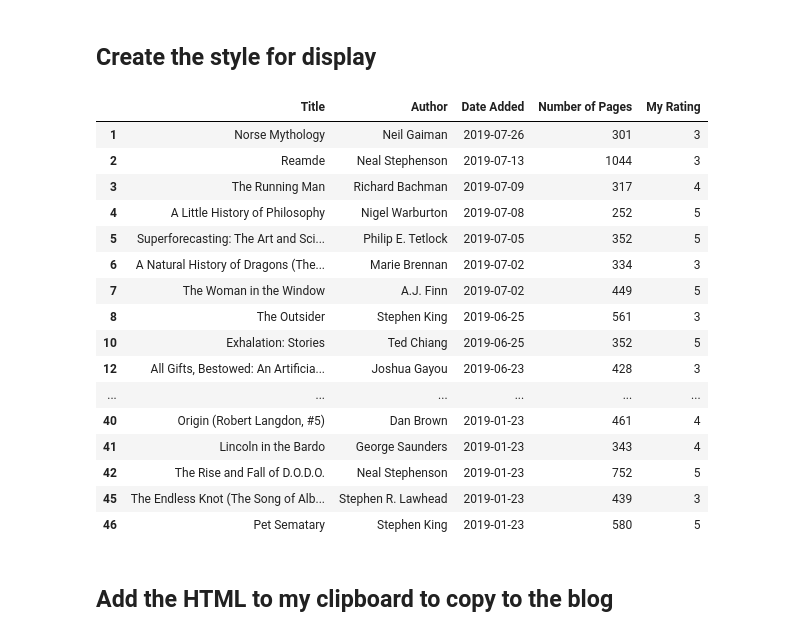
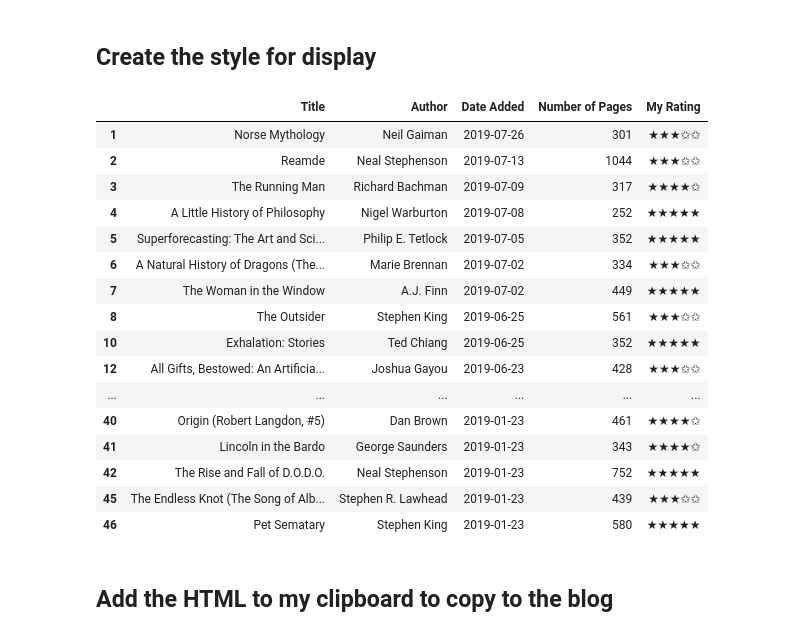
Before and after one commit to BDannowitz/polymath-progression-blog, a Jupyter notebook: book-tracking/book-tracking-2019-07.ipynb, the cells around one changed output. Drawn from its saved outputs; the diff is of its cells as text; code cells hidden in the pictures.

Commit message:
really, committing the stars change now

```diff
--- a/book-tracking/book-tracking-2019-07.ipynb
+++ b/book-tracking/book-tracking-2019-07.ipynb
@@ -67,4 +67,7 @@ export_df
 ## Everyone loves star ratings
 # %%
 def ratings_to_stars(rating):
-    return ()
+    return ("★" * rating +
+            "✩" * (5-rating))
+# %%
+export_df['My Rating'] = export_df['My Rating'].apply(ratings_to_stars)
@@ -83,50 +95,49 @@ th_props = [
   ('background-color', '#f7f7f9'),
   ]
 
 # Set CSS properties for td elements in dataframe
 td_props = [
   ('font-size', '12px'),
   ('padding', '0.75em 0.75em'),
   ('max-width', "250px")
   ]
 
 # Set table styles
 styles = [
   dict(selector="tr:hover", props=hover_props),
   dict(selector="th", props=th_props),
   dict(selector="td", props=td_props)
   ]
 
 style_df = (
     export_df
     #.set_index('Title', drop=True)
     .style
     .set_table_styles(styles)
-    .background_gradient(cmap="YlGnBu_r", subset=['My Rating'], low=0, high=0.2)
     .bar(subset=['Number of Pages'], color='#999')
     .format({"Date Added": lambda x: x.strftime(format="%Y-%m-%d")})
     .format({"Number of Pages": lambda x: int(x)})
 )
 
 style_df
 # %% [output]
 |  | Title | Author | Date Added | Number of Pages | My Rating |
-| 1 | Norse Mythology | Neil Gaiman | 2019-07-26 | 301 | 3 |
-| 2 | Reamde | Neal Stephenson | 2019-07-13 | 1044 | 3 |
-| 3 | The Running Man | Richard Bachman | 2019-07-09 | 317 | 4 |
-| 4 | A Little History of Philosophy | Nigel Warburton | 2019-07-08 | 252 | 5 |
-| 5 | Superforecasting: The Art and Sci... | Philip E. Tetlock | 2019-07-05 | 352 | 5 |
-| 6 | A Natural History of Dragons (The... | Marie Brennan | 2019-07-02 | 334 | 3 |
-| 7 | The Woman in the Window | A.J. Finn | 2019-07-02 | 449 | 5 |
-| 8 | The Outsider | Stephen King | 2019-06-25 | 561 | 3 |
-| 10 | Exhalation: Stories | Ted Chiang | 2019-06-25 | 352 | 5 |
-| 12 | All Gifts, Bestowed: An Artificia... | Joshua Gayou | 2019-06-23 | 428 | 3 |
+| 1 | Norse Mythology | Neil Gaiman | 2019-07-26 | 301 | ★★★✩✩ |
+| 2 | Reamde | Neal Stephenson | 2019-07-13 | 1044 | ★★★✩✩ |
+| 3 | The Running Man | Richard Bachman | 2019-07-09 | 317 | ★★★★✩ |
+| 4 | A Little History of Philosophy | Nigel Warburton | 2019-07-08 | 252 | ★★★★★ |
+| 5 | Superforecasting: The Art and Sci... | Philip E. Tetlock | 2019-07-05 | 352 | ★★★★★ |
+| 6 | A Natural History of Dragons (The... | Marie Brennan | 2019-07-02 | 334 | ★★★✩✩ |
+| 7 | The Woman in the Window | A.J. Finn | 2019-07-02 | 449 | ★★★★★ |
+| 8 | The Outsider | Stephen King | 2019-06-25 | 561 | ★★★✩✩ |
+| 10 | Exhalation: Stories | Ted Chiang | 2019-06-25 | 352 | ★★★★★ |
+| 12 | All Gifts, Bestowed: An Artificia... | Joshua Gayou | 2019-06-23 | 428 | ★★★✩✩ |
 | ... | ... | ... | ... | ... | ... |
-| 40 | Origin (Robert Langdon, #5) | Dan Brown | 2019-01-23 | 461 | 4 |
-| 41 | Lincoln in the Bardo | George Saunders | 2019-01-23 | 343 | 4 |
-| 42 | The Rise and Fall of D.O.D.O. | Neal Stephenson | 2019-01-23 | 752 | 5 |
-| 45 | The Endless Knot (The Song of Alb... | Stephen R. Lawhead | 2019-01-23 | 439 | 3 |
-| 46 | Pet Sematary | Stephen King | 2019-01-23 | 580 | 5 |
+| 40 | Origin (Robert Langdon, #5) | Dan Brown | 2019-01-23 | 461 | ★★★★✩ |
+| 41 | Lincoln in the Bardo | George Saunders | 2019-01-23 | 343 | ★★★★✩ |
+| 42 | The Rise and Fall of D.O.D.O. | Neal Stephenson | 2019-01-23 | 752 | ★★★★★ |
+| 45 | The Endless Knot (The Song of Alb... | Stephen R. Lawhead | 2019-01-23 | 439 | ★★★✩✩ |
+| 46 | Pet Sematary | Stephen King | 2019-01-23 | 580 | ★★★★★ |
 # %% [markdown]
 ## Add the HTML to my clipboard to copy to the blog
 # %%
```
Also changed, not shown: parts of 1 cell of this notebook.
